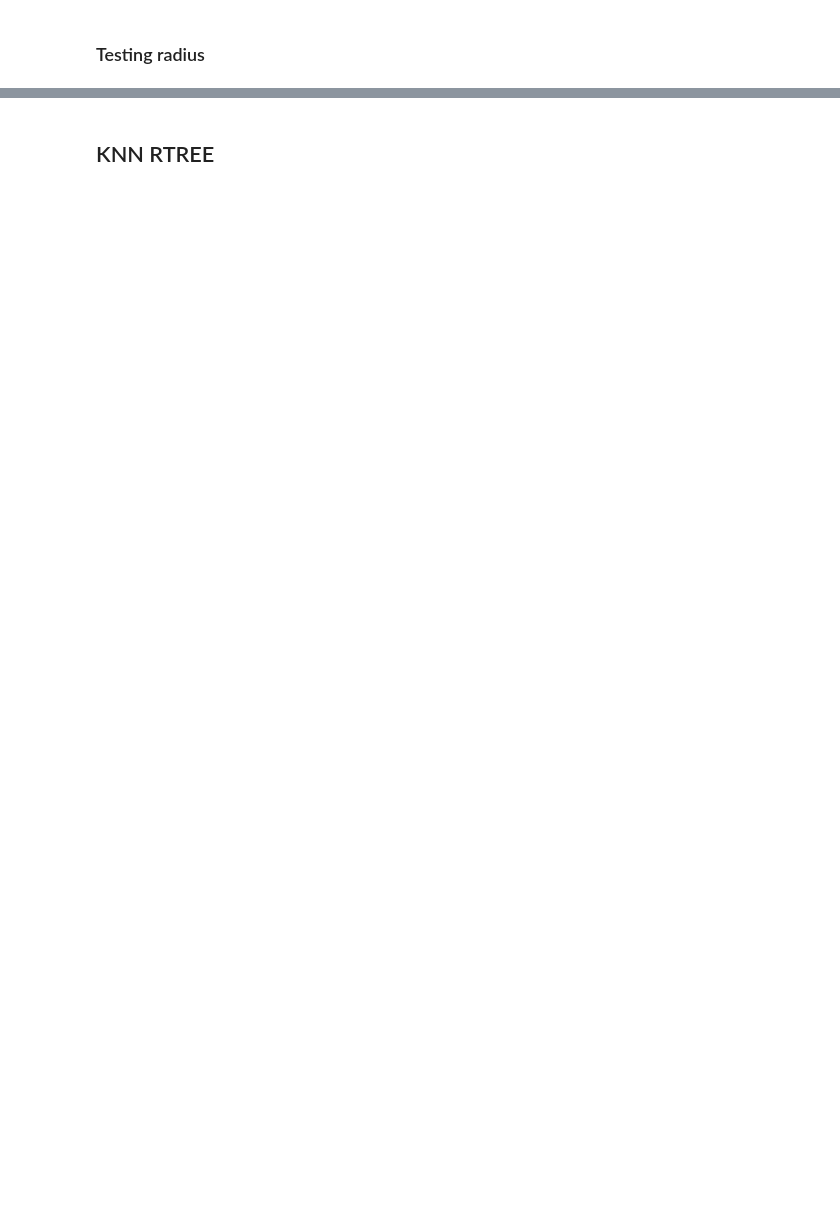
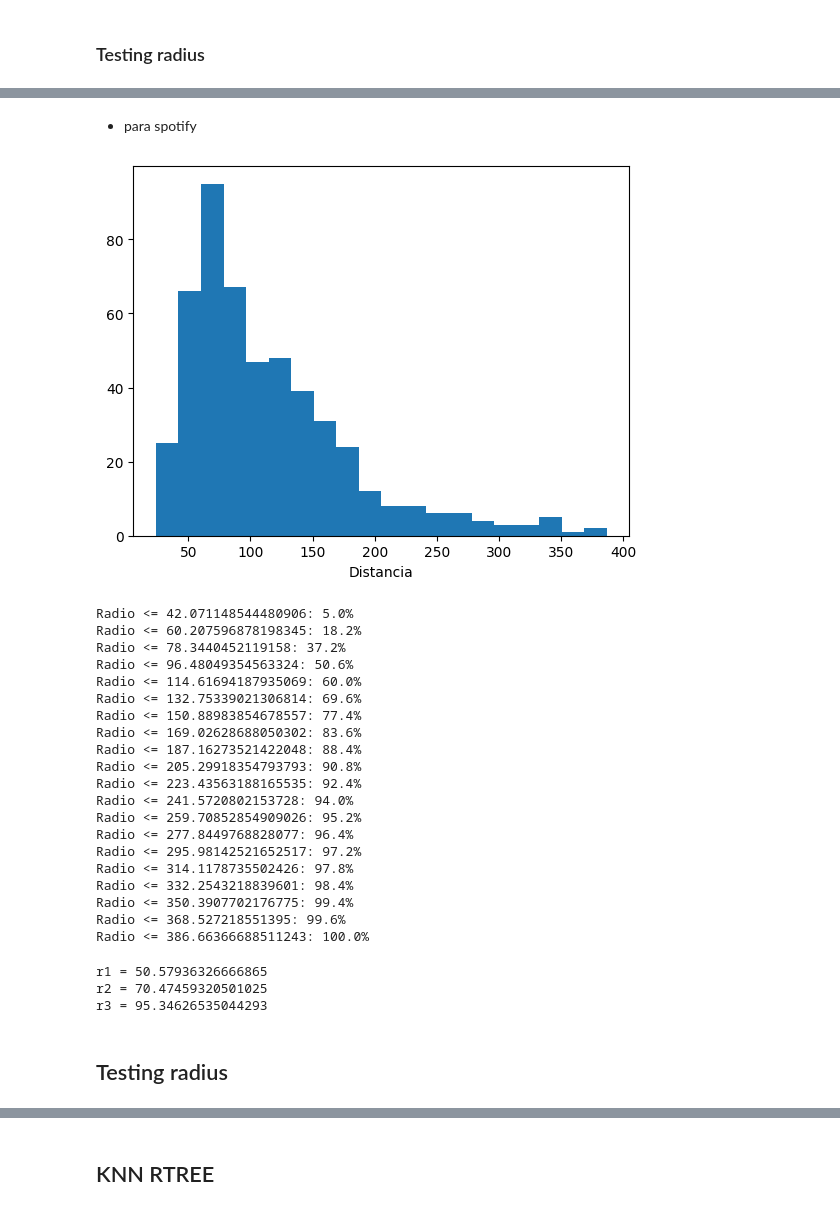
Before and after one commit to ricardoamiel/TestingRevInd, a Jupyter notebook: extract-features-tests.ipynb, the cells around one changed output, grey strips where cells are left out. Cells and saved outputs as stored; diff of their text form; code cells hidden in the pictures; blank space fills up the shorter version.

```diff
--- a/extract-features-tests.ipynb
+++ b/extract-features-tests.ipynb
@@ -57,7 +55,7 @@ def features_extraction(file_path, dimensions):
     #load the audio file
     x, sample_rate = librosa.load(file_path, res_type='kaiser_fast')
     #extract features from the audio file
-    mfcc = np.mean(librosa.feature.mfcc(y=x, sr=sample_rate, n_mfcc=dimensions).T, axis=0) # axis = 1
+    mfcc = np.mean(librosa.feature.mfcc(y=x, sr=sample_rate, n_mfcc=dimensions),axis=1) # axis = 1
 
     return mfcc
 # %% [markdown]
@@ -406 +613,76 @@ Tiempo promedio: 0.0006815910339355469 segundos
 ====================
+# %% [markdown]
+- para spotify
+# %%
+import pandas as pd
+import random
+import numpy as np
+import time
+
+# vector caracteristico ( cada indice es una cancion )
+spotify_songs = pd.read_csv('BD2/spotify_songs_1000.csv')
+spotify_first_100_songs = pd.read_csv('songs/features.csv')
+spotify_first_100_songs_datatrain = spotify_first_100_songs.iloc[:,1:]
+
+ED = lambda P, Q: np.sqrt(sum((P-Q)**2))
+
+def genDistancias(data, N):
+    v = np.zeros(N)
+    for i in range(N):
+        ind = np.random.choice(data.shape[0], size=2, replace=False)
+        P = data[ind[0], :]
+        Q = data[ind[1], :]
+        #v[i] = distance.euclidean(P, Q)
+        v[i] = np.sqrt((ED(P, Q) ** 2).sum())
+    return v
+
+D = genDistancias(spotify_first_100_songs_datatrain.values, 500)
+
+# Generate the histogram
+import matplotlib.pyplot as plt
+plt.hist(D, bins=20)
+plt.xlabel('Distancia')
+plt.show()
+
+# R script reference to python
+hist, bin_edges = np.histogram(D, bins=20)
+cumulative_counts = np.cumsum(hist)
+coverage_percentage = 100 * cumulative_counts / cumulative_counts[-1]
+
+for i in range(len(bin_edges) - 1):
+    print(f"Radio <= {bin_edges[i+1]}: {round(coverage_percentage[i], 2)}%")
+# %% [output]
+[figure, added]
+Radio <= 42.071148544480906: 5.0%
+Radio <= 60.207596878198345: 18.2%
+Radio <= 78.3440452119158: 37.2%
+Radio <= 96.48049354563324: 50.6%
+Radio <= 114.61694187935069: 60.0%
+Radio <= 132.75339021306814: 69.6%
+Radio <= 150.88983854678557: 77.4%
+Radio <= 169.02628688050302: 83.6%
+Radio <= 187.16273521422048: 88.4%
+Radio <= 205.29918354793793: 90.8%
+Radio <= 223.43563188165535: 92.4%
+Radio <= 241.5720802153728: 94.0%
+Radio <= 259.70852854909026: 95.2%
+Radio <= 277.8449768828077: 96.4%
+Radio <= 295.98142521652517: 97.2%
+Radio <= 314.1178735502426: 97.8%
+Radio <= 332.2543218839601: 98.4%
+Radio <= 350.3907702176775: 99.4%
+Radio <= 368.527218551395: 99.6%
+Radio <= 386.66366688511243: 100.0%
+# %%
+# Calcular percentiles para elegir r1, r2, y r3
+percentiles = np.percentile(D, [10, 30, 50]) # tmb puede ser [2            print(spotify_first_100_songs.iloc[id, 0])5,50,75]
+r1, r2, r3 = percentiles[0], percentiles[1], percentiles[2]
+print(f"r1 = {r1}")
+print(f"r2 = {r2}")
+print(f"r3 = {r3}")
+# %% [output]
+r1 = 50.57936326666865
+r2 = 70.47459320501025
+r3 = 95.34626535044293
+# %% [markdown]
+## Testing radius
```
Also changed, not shown: parts of 55 cells of this notebook, 1 other file.
